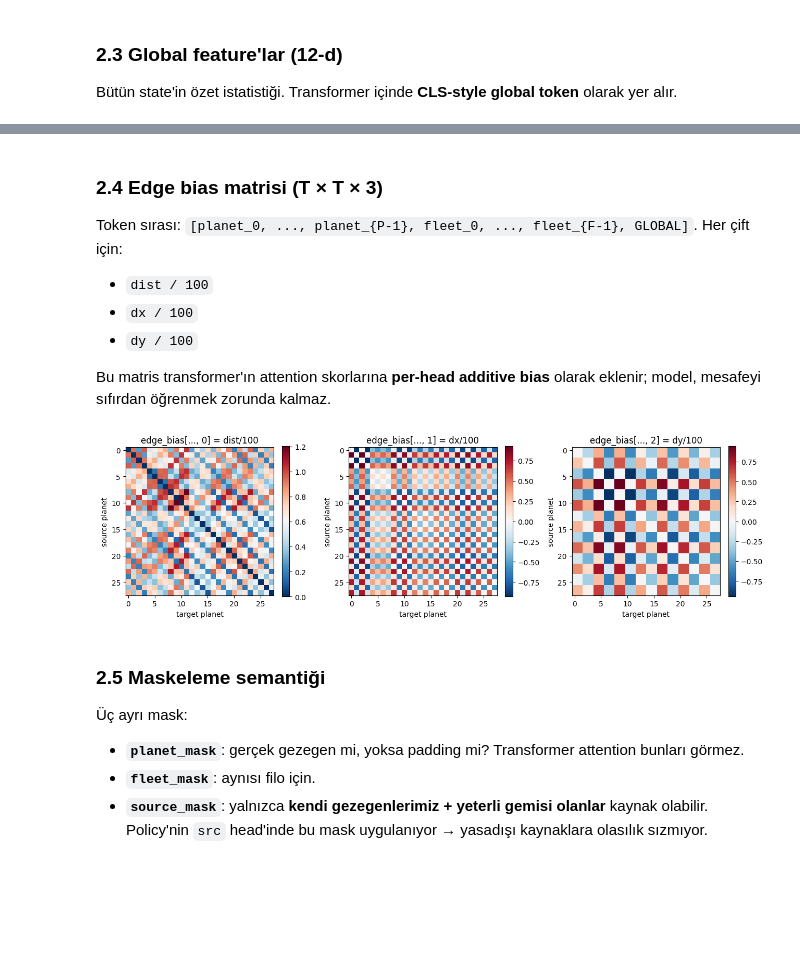
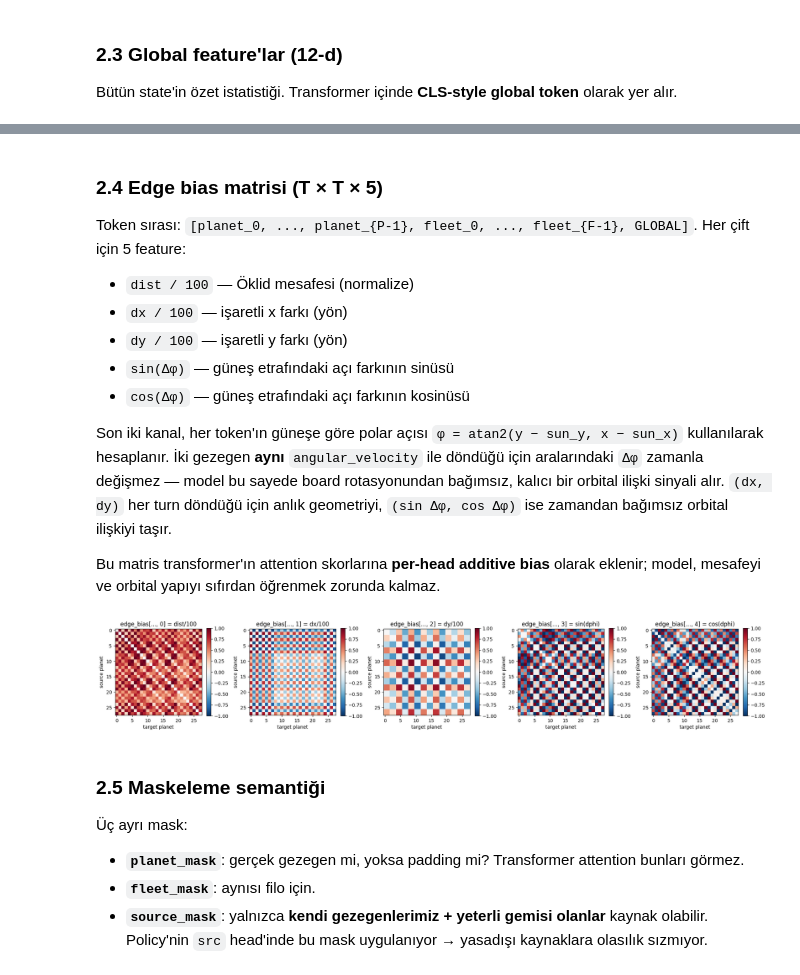
Before and after one commit to DorukSarigun/Orbit_Wars, a Jupyter notebook: orbit-wars-data/notebooks/notebooks/rl_observation_and_model.ipynb, the cells around one changed output, grey strips where cells are left out. Cells and saved outputs as stored; diff of their text form; code cells hidden in the pictures; blank space fills up the shorter version.

```diff
--- a/orbit-wars-data/notebooks/notebooks/rl_observation_and_model.ipynb
+++ b/orbit-wars-data/notebooks/notebooks/rl_observation_and_model.ipynb
@@ -207,26 +208,31 @@ for name, val in zip(gcols, o.global_feats):
   incoming_enemy/500     = +0.000
   incoming_friendly/500  = +0.000
 # %% [markdown]
-### 2.4 Edge bias matrisi (T × T × 3)
+### 2.4 Edge bias matrisi (T × T × 5)
 
-Token sırası: `[planet_0, ..., planet_{P-1}, fleet_0, ..., fleet_{F-1}, GLOBAL]`. Her çift için:
+Token sırası: `[planet_0, ..., planet_{P-1}, fleet_0, ..., fleet_{F-1}, GLOBAL]`. Her çift için 5 feature:
 
-- `dist / 100`
-- `dx / 100`
-- `dy / 100`
+- `dist / 100` — Öklid mesafesi (normalize)
+- `dx / 100` — işaretli x farkı (yön)
+- `dy / 100` — işaretli y farkı (yön)
+- `sin(Δφ)` — güneş etrafındaki açı farkının sinüsü
+- `cos(Δφ)` — güneş etrafındaki açı farkının kosinüsü
 
-Bu matris transformer'ın attention skorlarına **per-head additive bias** olarak eklenir; model, mesafeyi sıfırdan öğrenmek zorunda kalmaz.
+Son iki kanal, her token'ın güneşe göre polar açısı `φ = atan2(y − sun_y, x − sun_x)` kullanılarak hesaplanır. İki gezegen **aynı** `angular_velocity` ile döndüğü için aralarındaki `Δφ` zamanla değişmez — model bu sayede board rotasyonundan bağımsız, kalıcı bir orbital ilişki sinyali alır. `(dx, dy)` her turn döndüğü için anlık geometriyi, `(sin Δφ, cos Δφ)` ise zamandan bağımsız orbital ilişkiyi taşır.
+
+Bu matris transformer'ın attention skorlarına **per-head additive bias** olarak eklenir; model, mesafeyi ve orbital yapıyı sıfırdan öğrenmek zorunda kalmaz.
 # %%
 n = int(o.planet_mask.sum())
-fig, ax = plt.subplots(1, 3, figsize=(13, 4))
-for i, (name, idx) in enumerate(zip(['dist/100','dx/100','dy/100'], range(3))):
-    im = ax[i].imshow(o.edge_bias[:n, :n, idx], cmap='RdBu_r')
-    ax[i].set_title(f'edge_bias[..., {idx}] = {name}')
-    ax[i].set_xlabel('target planet'); ax[i].set_ylabel('source planet')
-    plt.colorbar(im, ax=ax[i], fraction=0.046)
+channel_names = ['dist/100', 'dx/100', 'dy/100', 'sin(dphi)', 'cos(dphi)']
+fig, ax = plt.subplots(1, 5, figsize=(20, 4))
+for idx, name in enumerate(channel_names):
+    im = ax[idx].imshow(o.edge_bias[:n, :n, idx], cmap='RdBu_r', vmin=-1, vmax=1)
+    ax[idx].set_title(f'edge_bias[..., {idx}] = {name}')
+    ax[idx].set_xlabel('target planet'); ax[idx].set_ylabel('source planet')
+    plt.colorbar(im, ax=ax[idx], fraction=0.046)
 plt.tight_layout(); plt.show()
 # %% [output]
-[figure, old version]
+[figure, new version]
 # %% [markdown]
 ### 2.5 Maskeleme semantiği
 
```
Also changed, not shown: parts of 14 cells of this notebook, 6 other files.
